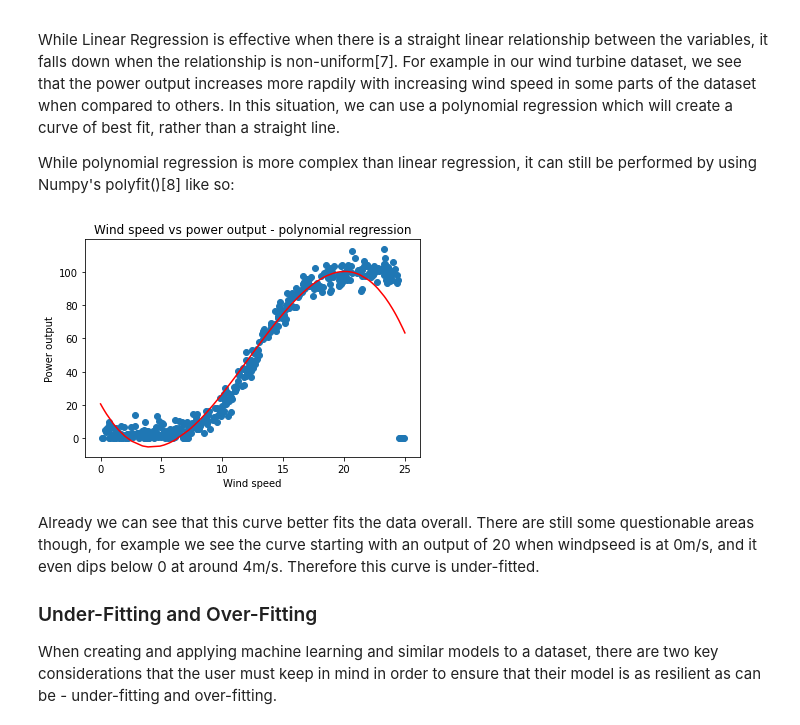
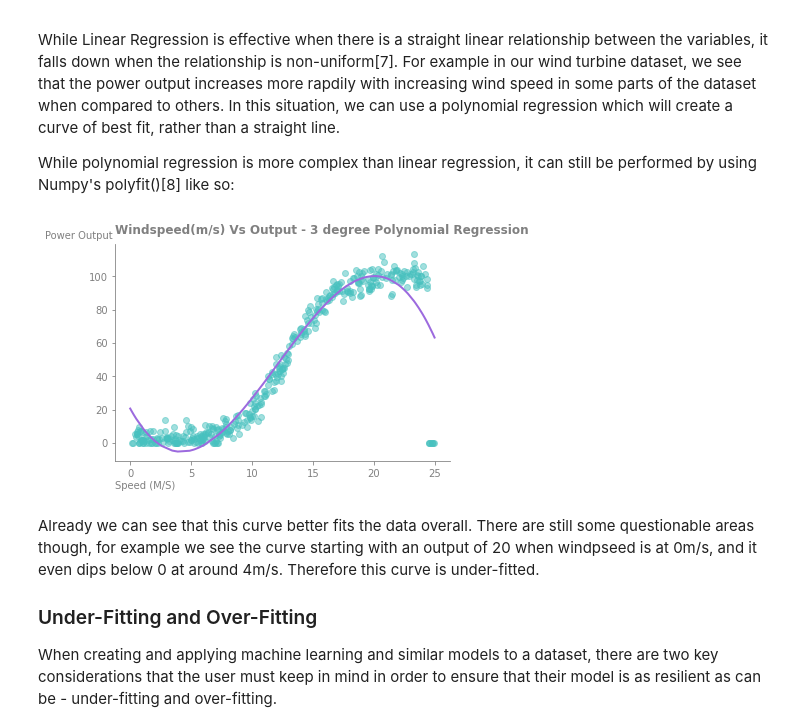
Before and after one commit to OtherBrian/fda-regression_project, a Jupyter notebook: Regression Project.ipynb, the cells around one changed output. Saved outputs shown, nothing was run; the diff lists cells and outputs as text; code cells hidden in the pictures.

Commit message:
All plots now using new formatting function.

```diff
--- a/Regression Project.ipynb
+++ b/Regression Project.ipynb
@@ -265,18 +265,17 @@ While polynomial regression is more complex than linear regression, it can still
 # %%
 #Fitting the data to a 3rd degree polynomial regression.
 poly_fit = np.poly1d(np.polyfit(X_train, y_train, 3))
 
+fig, ax = plt.subplots()
+format_plots(ax, 'Windspeed(m/s) Vs Output - 3 degree Polynomial Regression')
+
 #Plotting the curve created by poly_fit.
-plt.plot(np.sort(X_test, axis = 0), poly_fit(np.sort(X_test, axis = 0)), c='r', linestyle='-')
-plt.title('Wind speed vs power output - polynomial regression')
-plt.xlabel('Wind speed')
-plt.ylabel('Power output')
+plt.plot(np.sort(X_test, axis = 0), poly_fit(np.sort(X_test, axis = 0)), color = '#9C6ADE', linewidth = 2)
 
 #Plotting the training data to show it fits the curve.
-plt.scatter(X_train, y_train)
-plt.show()
+plt.scatter(X_train, y_train,  alpha = 0.5, color = '#47C1BF');
 # %% [output]
-[figure, old version]
+[figure, new version]
 # %% [markdown]
 Already we can see that this curve better fits the data overall. There are still some questionable areas though, for example we see the curve starting with an output of 20 when windpseed is at 0m/s, and it even dips below 0 at around 4m/s. Therefore this curve is under-fitted.
 
```
Also changed, not shown: parts of 17 cells of this notebook.
